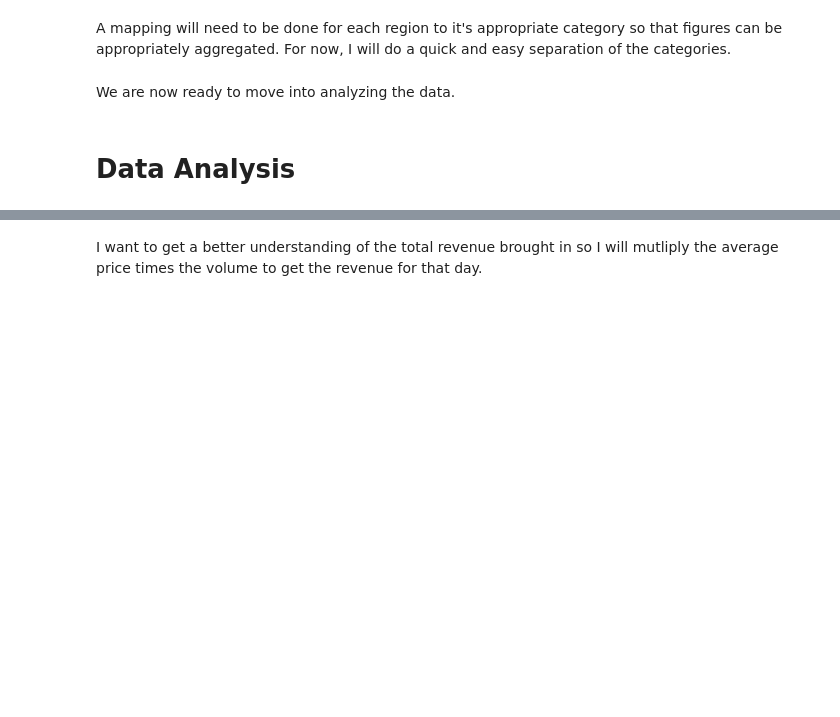
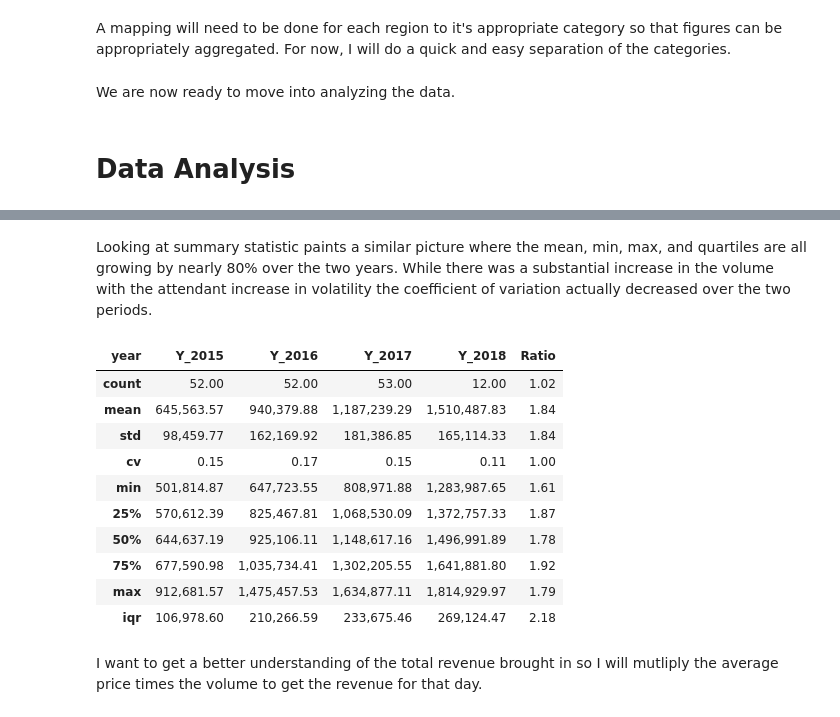
Before and after one commit to matthewmturner/Practice, a Jupyter notebook: Data Analysis/Avocado Analysis.ipynb, the cells around one changed output, grey strips where cells are left out. Drawn from its saved outputs; the diff is of its cells as text; code cells hidden in the pictures; blank space fills up the shorter version.

```diff
--- a/Data Analysis/Avocado Analysis.ipynb
+++ b/Data Analysis/Avocado Analysis.ipynb
@@ -282,6 +322,27 @@ px.line(df_avo_total.query("type=='organic'"),
         title='Total Volume for Organic')
 # %% [output]
 [interactive output not drawn]
+# %% [markdown]
+Looking at summary statistic paints a similar picture where the mean, min, max, and quartiles are all growing by nearly 80% over the two years.  While there was a substantial increase in the volume with the attendant increase in volatility the coefficient of variation actually decreased over the two periods.
+# %%
+(df_avo_total.query("type=='organic'")
+            .pivot(index='Date', columns='year', values='TotalVolume')
+            .describe()
+            .pipe(describe_stats)
+            .add_prefix('Y_')
+            .eval("Ratio=Y_2017/Y_2015"))
+# %% [output]
+| year | Y_2015 | Y_2016 | Y_2017 | Y_2018 | Ratio |
+| count | 52.00 | 52.00 | 53.00 | 12.00 | 1.02 |
+| mean | 645,563.57 | 940,379.88 | 1,187,239.29 | 1,510,487.83 | 1.84 |
+| std | 98,459.77 | 162,169.92 | 181,386.85 | 165,114.33 | 1.84 |
+| cv | 0.15 | 0.17 | 0.15 | 0.11 | 1.00 |
+| min | 501,814.87 | 647,723.55 | 808,971.88 | 1,283,987.65 | 1.61 |
+| 25% | 570,612.39 | 825,467.81 | 1,068,530.09 | 1,372,757.33 | 1.87 |
+| 50% | 644,637.19 | 925,106.11 | 1,148,617.16 | 1,496,991.89 | 1.78 |
+| 75% | 677,590.98 | 1,035,734.41 | 1,302,205.55 | 1,641,881.80 | 1.92 |
+| max | 912,681.57 | 1,475,457.53 | 1,634,877.11 | 1,814,929.97 | 1.79 |
+| iqr | 106,978.60 | 210,266.59 | 233,675.46 | 269,124.47 | 2.18 |
 # %% [markdown]
 I want to get a better understanding of the total revenue brought in so I will mutliply the average price times the volume to get the revenue for that day.
 # %%
```
Also changed, not shown: parts of 13 cells of this notebook.
